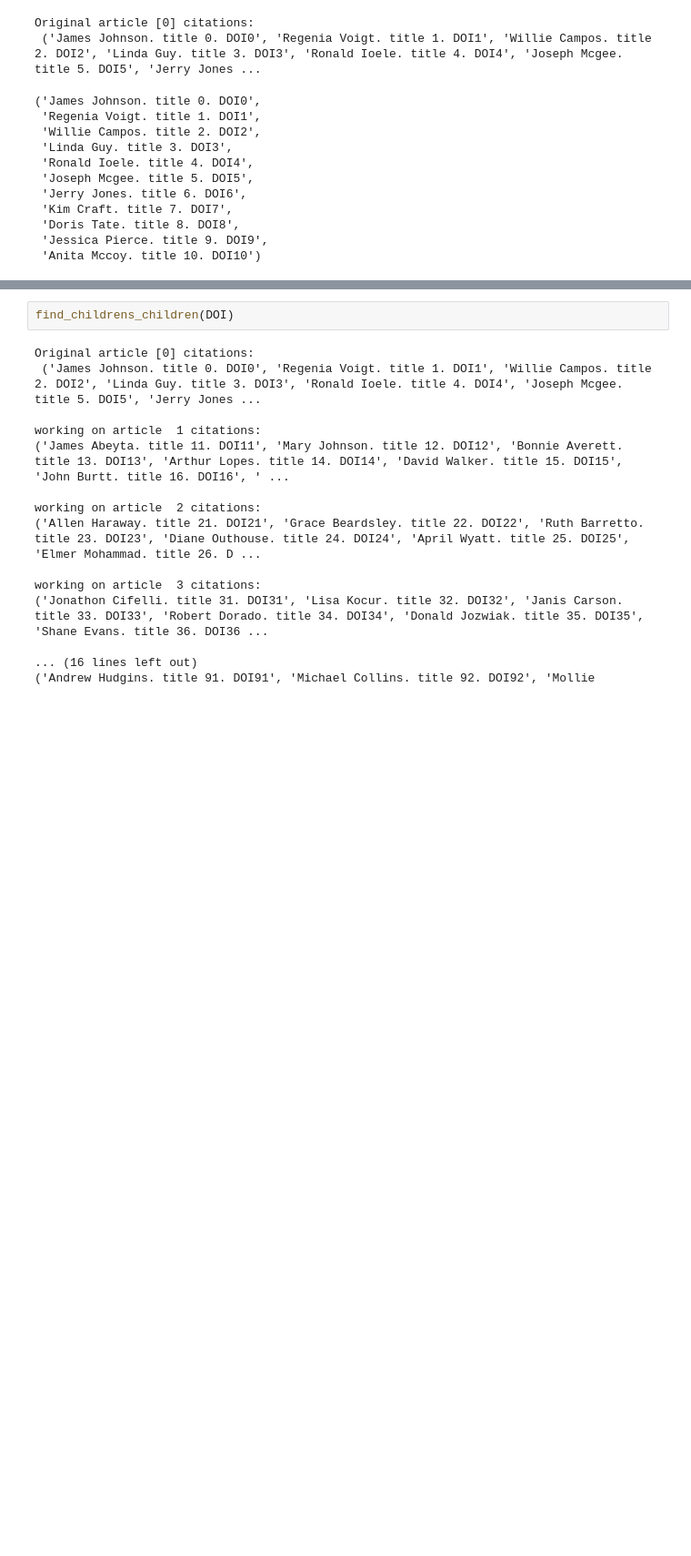
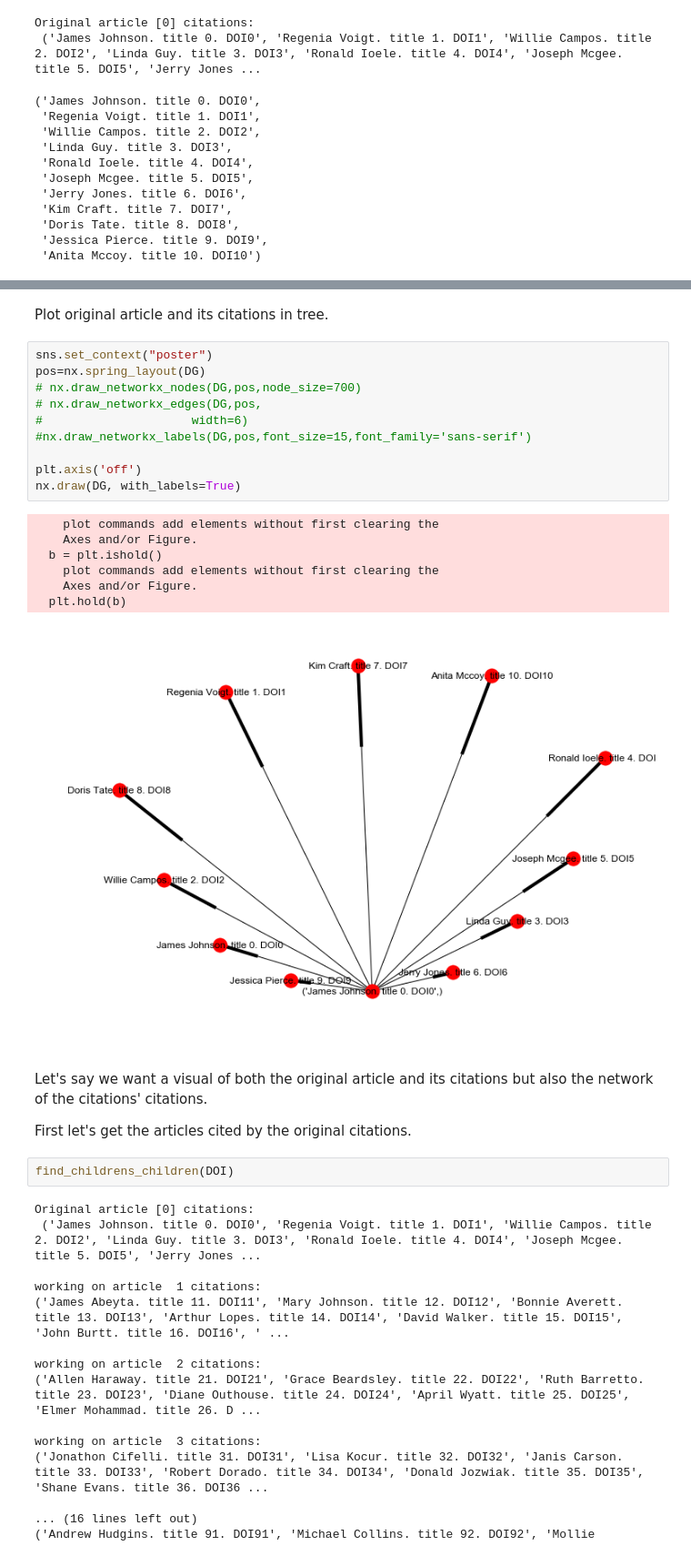
Before and after one commit to jecd/talknerdy2me, a Jupyter notebook: networkPlotting.ipynb, the cells around one changed output, grey strips where cells are left out. Shown: that part at 91% size. Drawn from its saved outputs; the diff is of its cells as text; blank space fills up the shorter version.

```diff
--- a/networkPlotting.ipynb
+++ b/networkPlotting.ipynb
@@ -110,3 +153,27 @@ Original article [0] citations:
+# %% [markdown]
+Plot original article and its citations in tree.
+# %%
+sns.set_context("poster")
+pos=nx.spring_layout(DG)
+# nx.draw_networkx_nodes(DG,pos,node_size=700)
+# nx.draw_networkx_edges(DG,pos,
+#                     width=6)
+#nx.draw_networkx_labels(DG,pos,font_size=15,font_family='sans-serif')
+
+plt.axis('off')
+nx.draw(DG, with_labels=True)
+# %% [output]
+    plot commands add elements without first clearing the
+    Axes and/or Figure.
+  b = plt.ishold()
+    plot commands add elements without first clearing the
+    Axes and/or Figure.
+  plt.hold(b)
+[figure, added]
+# %% [markdown]
+Let's say we want a visual of both the original article and its citations but also the network of the citations' citations.
+
+First let's get the articles cited by the original citations.
 # %%
 find_childrens_children(DOI)
 # %% [output]
```
Also changed, not shown: parts of 15 cells of this notebook.
